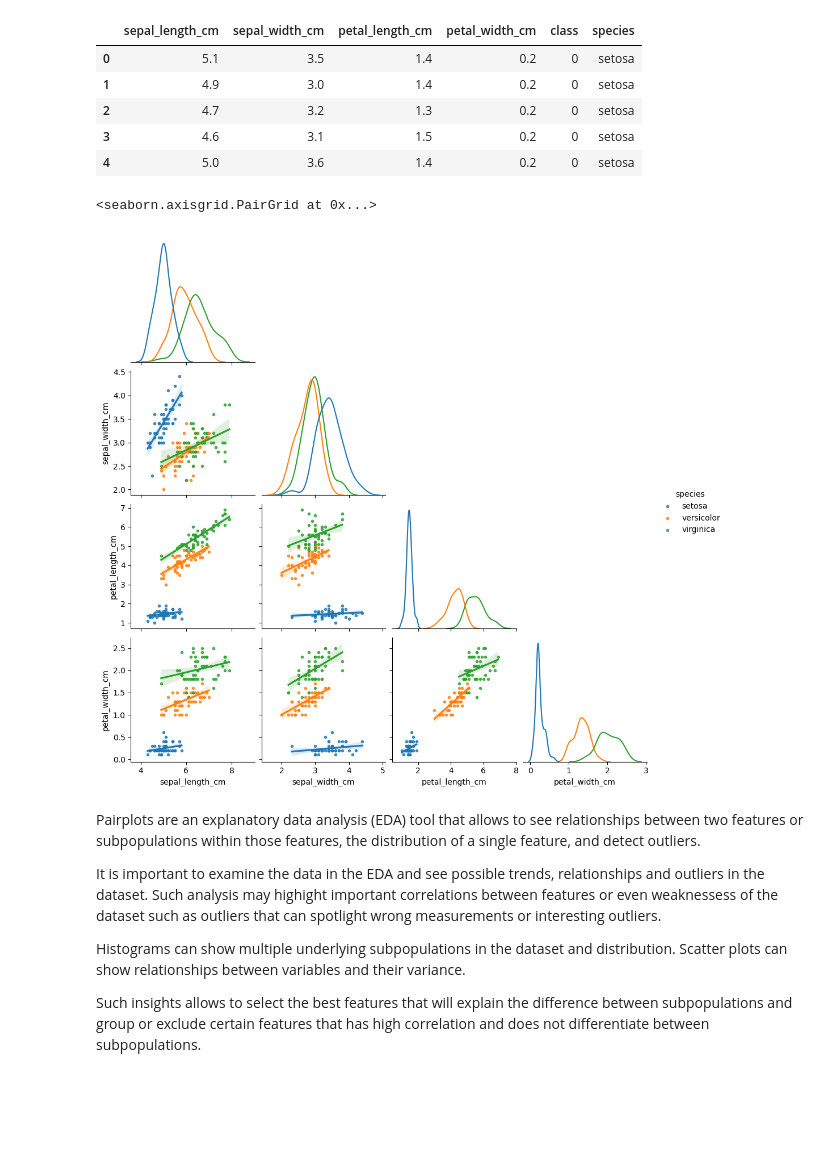
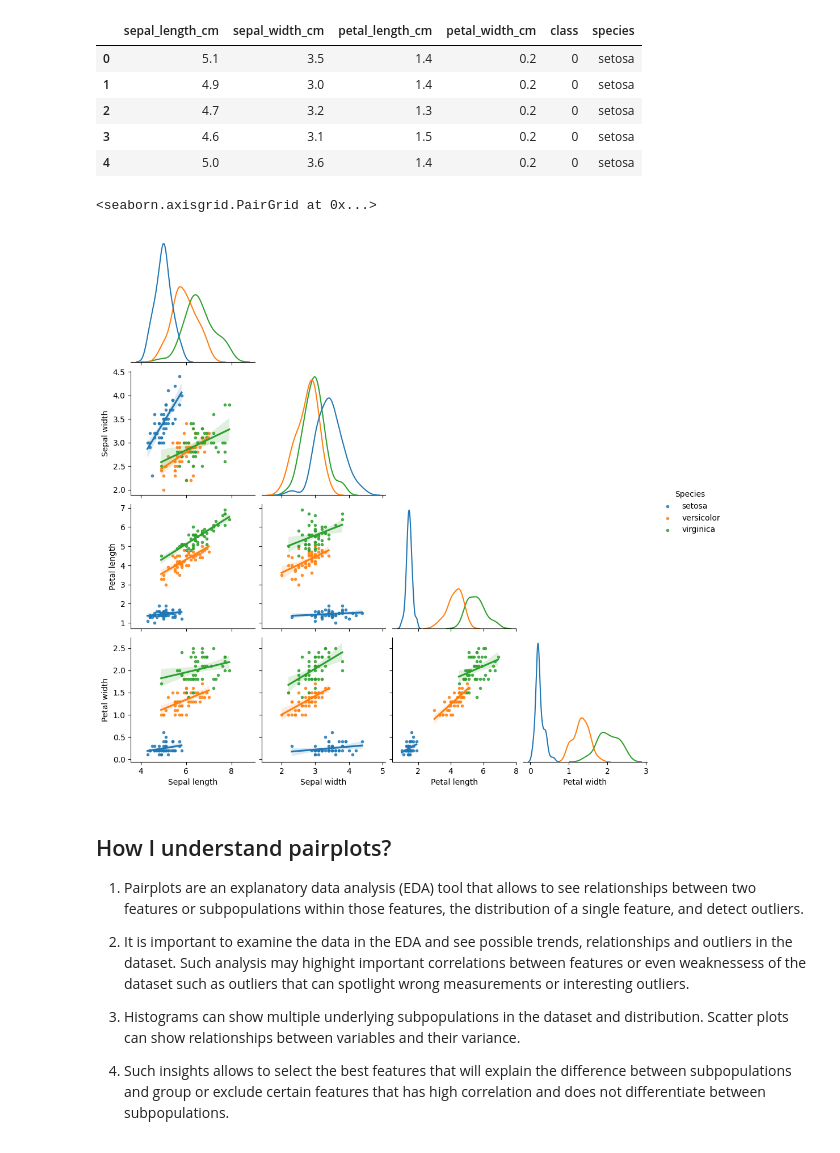
Before and after one commit to aldaszarnauskas/principles_of_data_analytics, a Jupyter notebook: tasks.ipynb, the cells around one changed output. Saved outputs shown, nothing was run; the diff lists cells and outputs as text; code cells hidden in the pictures; blank space fills up the shorter version.

```diff
--- a/tasks.ipynb
+++ b/tasks.ipynb
@@ -333,10 +284,10 @@ df["class"] = iris.target
 # %%
-# Define the function to categorize classess
+# Define the function to categorize target names
 def categorize_class(aclass):
 
     if aclass == 0:
-        return 'setosa'
+        return target_names[0] # setosa
     elif aclass == 1:
-        return 'versicolor'
+        return target_names[1] # versicolor
     else:
-        return 'virginica'
+        return target_names[2] # virginica
@@ -343,5 +296,5 @@ def categorize_class(aclass):
 # %%
 # Use apply and categorize_class functions to create a new column in a dataframe
-# while using a "class" column as a reference
-df["species"] = df["class"].apply(categorize_class)
+# while using a "target" column as a reference
+df["species"] = df["target"].apply(categorize_class)
 # %%
@@ -394,8 +353,8 @@ for name in iris.target_names:
     temp_df = df[df["species"] == name]
 
     # Select x and y cordinates to petal length and width, resptectively
-    x = temp_df["petal_length_cm"]
-    y = temp_df["petal_width_cm"]
+    x = temp_df["petal_length_(cm)"]
+    y = temp_df["petal_width_(cm)"]
 
     # Plot a scatter plot with previously defined cordinates and
     # use type name as the label of the legend
@@ -403,8 +362,8 @@ for name in iris.target_names:
 
 
 # Set the x and y cordinates to petal length and width, resptectively
-x = df["petal_length_cm"]
-y = df["petal_width_cm"]
+x = df["petal_length_(cm)"]
+y = df["petal_width_(cm)"]
 
 # Create the cordinates of the regression line using np.polyfit and np.poly1d functions
 z = np.polyfit(x, y, 1)
@@ -431,12 +390,11 @@ plt.xlabel("Petal length (cm)")
 plt.ylabel("Petal width (cm)")
 plt.title("Scatter Plot of Petal Length vs Petal Width")
 
-# Remove only right and top frames from plot
-plt.rcParams['axes.spines.left'] = True
-plt.rcParams['axes.spines.right'] = False
-plt.rcParams['axes.spines.top'] = False
-plt.rcParams['axes.spines.bottom'] = True
+# Remove right and top frames from the plot
+for s in ['axes.spines.top', 'axes.spines.right']:
+    plt.rcParams[s] = False
 
+# Show the plot
 plt.show()
 # %% [output]
 [figure]
@@ -621,23 +658,30 @@ df.head()
 | 3 | 4.6 | 3.1 | 1.5 | 0.2 | 0 | setosa |
 | 4 | 5.0 | 3.6 | 1.4 | 0.2 | 0 | setosa |
 # %%
-df_sub = df.loc[ : , df.columns!="class"]
+# Remove the target column
+df_sub = df.loc[ : , df.columns!="target"]
+
+# Set different collumn names for plotting
+df_sub.columns = [feature.replace(" (cm)", "").capitalize() for feature in iris.feature_names] + ["Species"]
 # %%
+# Define keyword arguments for customisation
 scatter_kws = dict(marker=".")
 
-
-sns.pairplot(df_sub, hue="species", diag_kind = "auto", corner=True, kind="reg",
+# Plot a pairplot
+sns.pairplot(df_sub, hue="Species", diag_kind = "auto", corner=True, kind="reg",
              diag_kws=dict(fill=False), plot_kws=scatter_kws
             )
 # %% [output]
 <seaborn.axisgrid.PairGrid at 0x...>
-[figure, old version]
+[figure, new version]
 # %% [markdown]
-Pairplots are an explanatory data analysis (EDA) tool that allows to see relationships between two features or subpopulations within those features, the distribution of a single feature, and detect outliers.
+## How I understand pairplots?
 
-It is important to examine the data in the EDA and see possible trends, relationships and outliers in the dataset. Such analysis may highight important correlations between features or even weaknessess of the dataset such as outliers that can spotlight wrong measurements or interesting outliers.
+1. Pairplots are an explanatory data analysis (EDA) tool that allows to see relationships between two features or subpopulations within those features, the distribution of a single feature, and detect outliers.
 
-Histograms can show multiple underlying subpopulations in the dataset and distribution.
+2. It is important to examine the data in the EDA and see possible trends, relationships and outliers in the dataset. Such analysis may highight important correlations between features or even weaknessess of the dataset such as outliers that can spotlight wrong measurements or interesting outliers.
+
+3. Histograms can show multiple underlying subpopulations in the dataset and distribution.
 Scatter plots can show relationships between variables and their variance.
 
-Such insights allows to select the best features that will explain the difference between subpopulations and group or exclude certain features that has high correlation and does not differentiate between subpopulations.
+4. Such insights allows to select the best features that will explain the difference between subpopulations and group or exclude certain features that has high correlation and does not differentiate between subpopulations.
```
Also changed, not shown: parts of 84 cells of this notebook.
